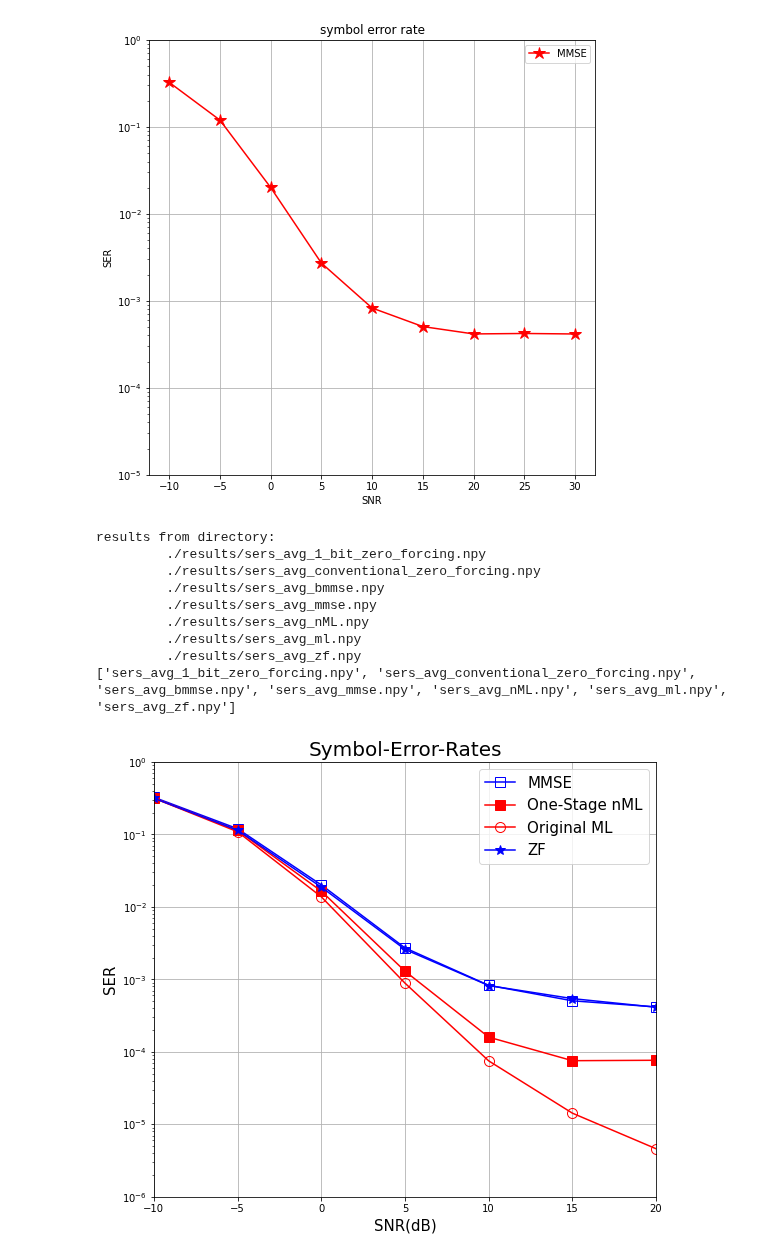
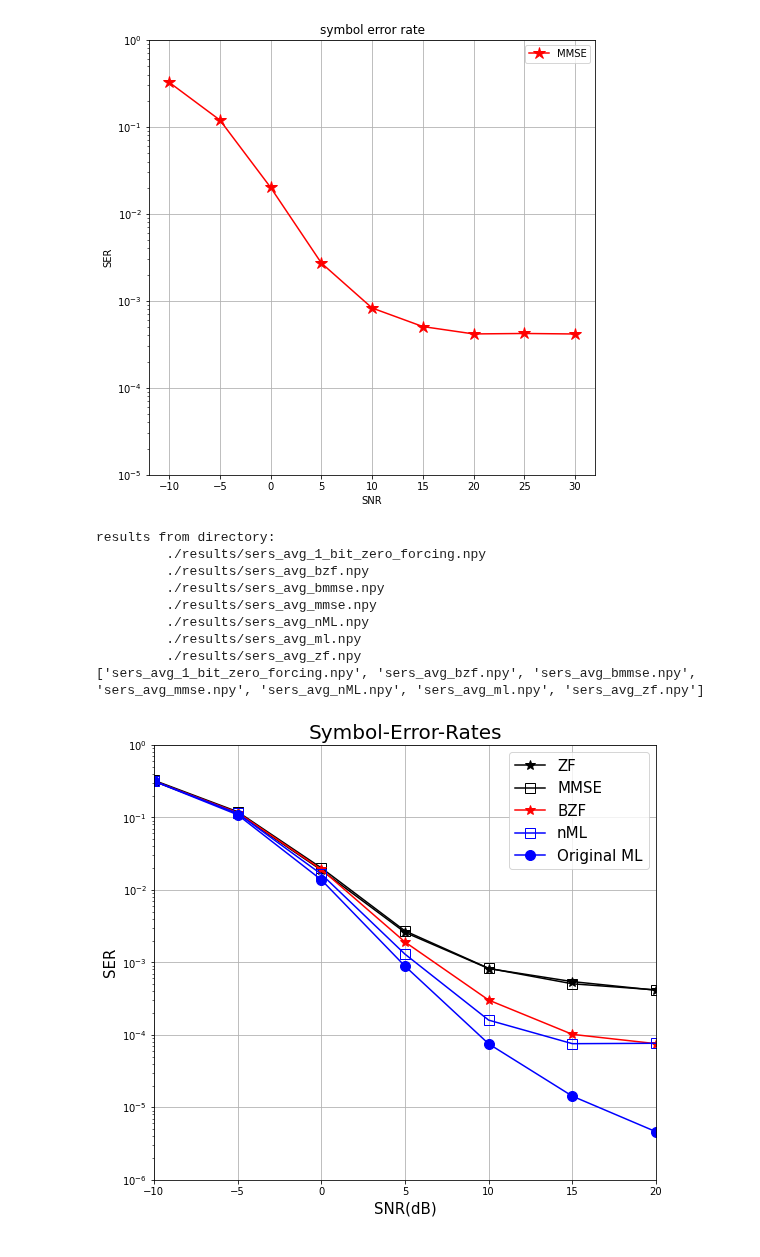
Before and after one commit to IISL-HYU/comm, a Jupyter notebook: run.ipynb, the cells around one changed output. Saved outputs shown, nothing was run; the diff lists cells and outputs as text; code cells hidden in the pictures.

```diff
--- a/run.ipynb
+++ b/run.ipynb
@@ -88,25 +88,28 @@ del sers_avg_mmse
 # %%
 keys, results = load_all_results()
 print(keys)
 
 plt.figure(figsize=(9, 8))
 # plt.semilogy(snr_lst[1:], results[2], '-s', )
-plt.semilogy(snr_lst, results[3], '-bs', markersize=10, label="MMSE", fillstyle='none')
-plt.semilogy(snr_lst, results[4], '-rs', markersize=10, label="One-Stage nML")
-plt.semilogy(snr_lst, results[5], '-ro', markersize=10, label="Original ML", fillstyle='none')
-plt.semilogy(snr_lst, results[6], '-b*', markersize=10, label="ZF")
+
+plt.semilogy(snr_lst, results[6], '-k*', markersize=10, label="ZF")
+plt.semilogy(snr_lst, results[3], '-ks', markersize=10, label="MMSE", fillstyle='none')
+plt.semilogy(snr_lst, results[1], '-r*', markersize=10, label="BZF")
+plt.semilogy(snr_lst, results[4], '-bs', markersize=10, label="nML", fillstyle='none')
+plt.semilogy(snr_lst, results[5], '-bo', markersize=10, label="Original ML")
+
 plt.xlim([-10, 20]); plt.ylim([1e-6, 1e0])
 plt.xlabel("SNR(dB)", fontsize=15); plt.ylabel("SER", fontsize=15); plt.title("Symbol-Error-Rates", fontsize=20)
 plt.grid(); plt.legend(fontsize=15)
 plt.show()
 # %% [output]
 results from directory:
          ./results/sers_avg_1_bit_zero_forcing.npy
-         ./results/sers_avg_conventional_zero_forcing.npy
+         ./results/sers_avg_bzf.npy
          ./results/sers_avg_bmmse.npy
          ./results/sers_avg_mmse.npy
          ./results/sers_avg_nML.npy
          ./results/sers_avg_ml.npy
          ./results/sers_avg_zf.npy
-['sers_avg_1_bit_zero_forcing.npy', 'sers_avg_conventional_zero_forcing.npy', 'sers_avg_bmmse.npy', 'sers_avg_mmse.npy', 'sers_avg_nML.npy', 'sers_avg_ml.npy', 'sers_avg_zf.npy']
+['sers_avg_1_bit_zero_forcing.npy', 'sers_avg_bzf.npy', 'sers_avg_bmmse.npy', 'sers_avg_mmse.npy', 'sers_avg_nML.npy', 'sers_avg_ml.npy', 'sers_avg_zf.npy']
-[figure, old version]
+[figure, new version]
```
Also changed, not shown: parts of 1 cell of this notebook, 5 other files.
